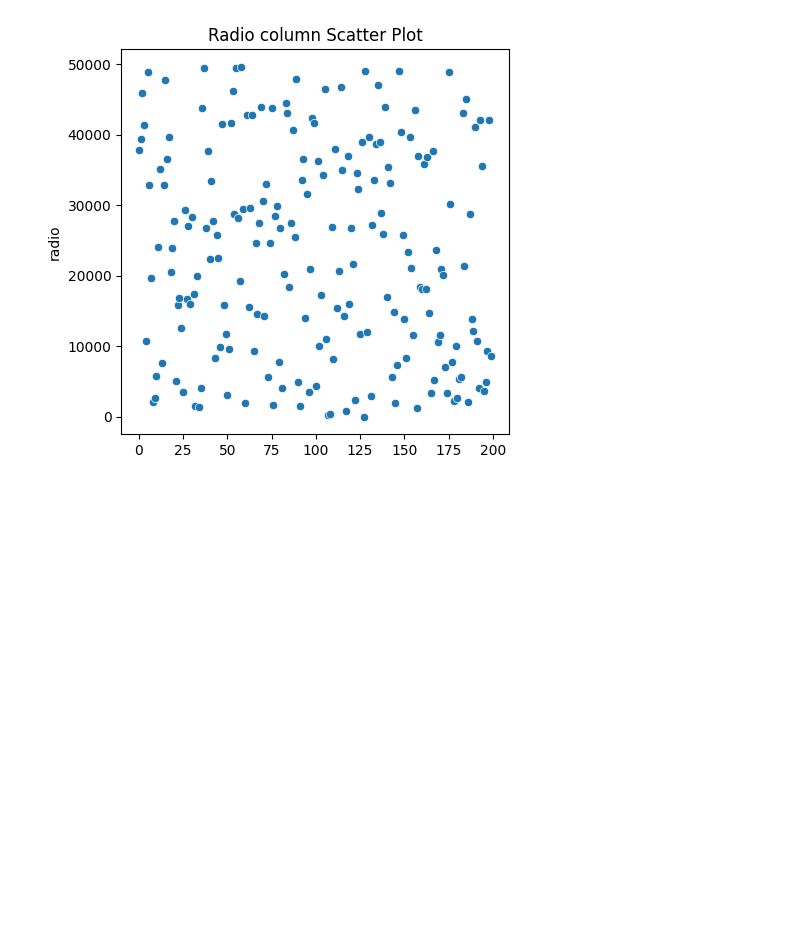
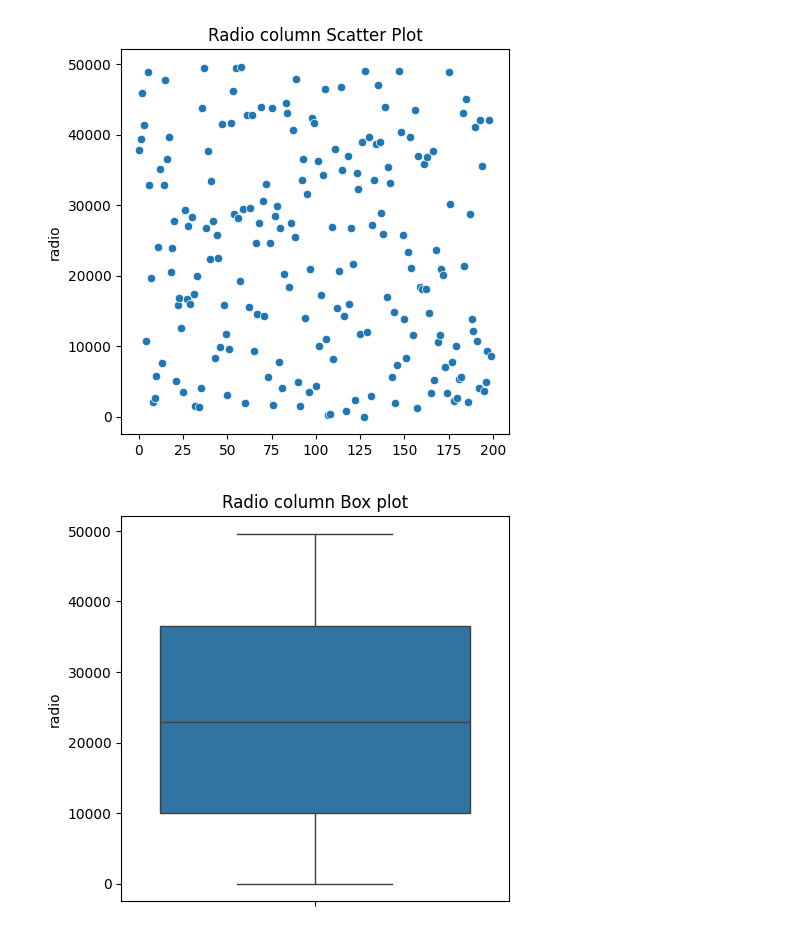
Before and after one commit to manojkumar211/ML-Sales, a Jupyter notebook: experiments/EXproject.ipynb, the cells around one changed output. Drawn from its saved outputs; the diff is of its cells as text; code cells hidden in the pictures; blank space fills up the shorter version.

```diff
--- a/experiments/EXproject.ipynb
+++ b/experiments/EXproject.ipynb
@@ -241,3 +241,10 @@ plt.title("Radio column Scatter Plot")
 plt.show()
 # %% [output]
 [figure]
+# %%
+fig,ax=plt.subplots(figsize=(5,5))
+sns.boxplot(data=df['radio'],ax=ax)
+plt.title("Radio column Box plot")
+plt.show()
+# %% [output]
+[figure, added]
```
